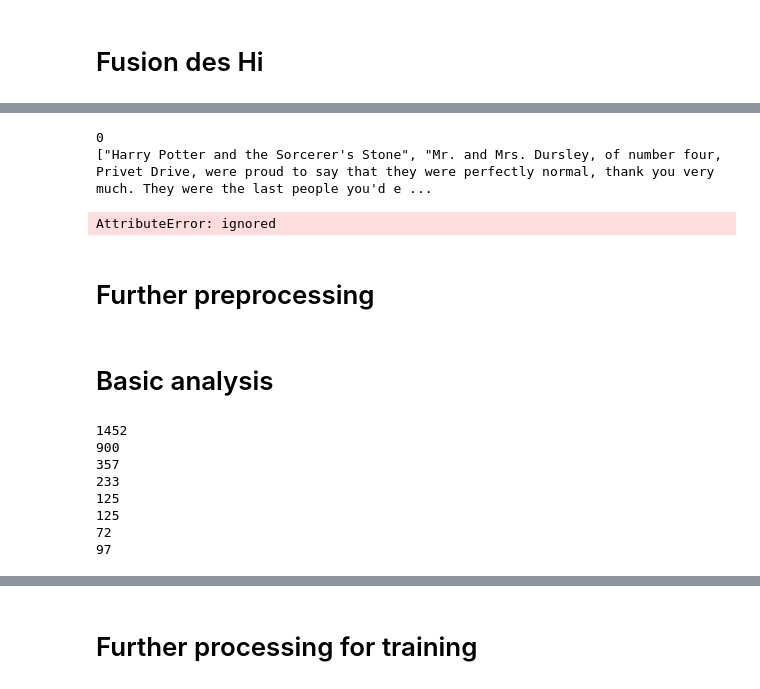
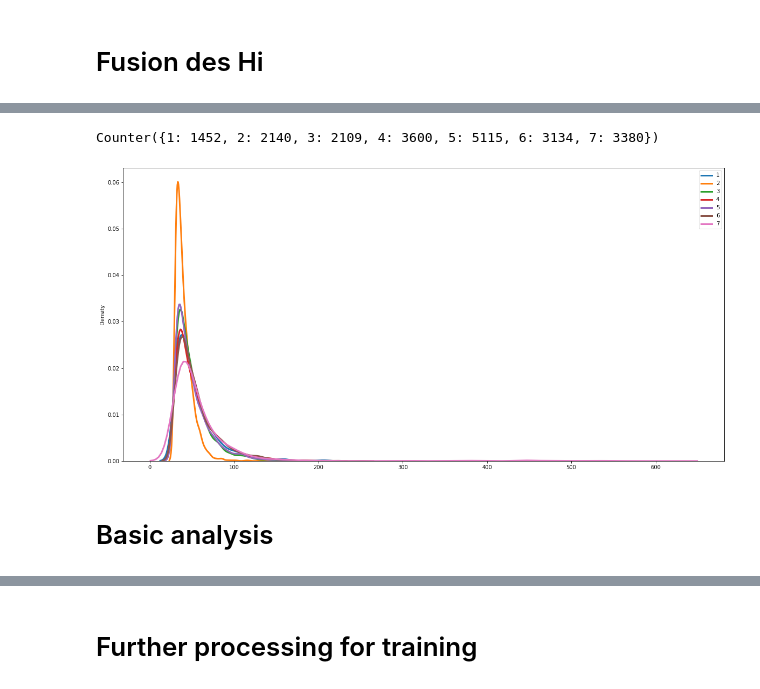
Before and after one commit to chlolv/NLP_Project, a Jupyter notebook: Main notebook.ipynb, the cells around one changed output, grey strips where cells are left out. Drawn from its saved outputs; the diff is of its cells as text; code cells hidden in the pictures.

```diff
--- a/Main notebook.ipynb
+++ b/Main notebook.ipynb
@@ -94,7 +115,7 @@ H1_processed = [paragraph for paragraph in H1_processed if paragraph not in ["Ha
 H2_processed = H2
 H2_processed = re.sub('\r\n[0-9]\r\n|\r\n[0-9][0-9]\r\n|\r\n[0-9][0-9][0-9]\r\n|\r\n[0-9][0-9][0-9][0-9]\r\n|\r\n[0-9][0-9][0-9][0-9][0-9]\r\n', ' ', H2_processed)
 H2_processed = re.sub('\r\n|\r\n.\r\n|\r\n..\r\n|\r\n...\r\n|\r\n....\r\n|\r\n.....\r\n', ' ', H2_processed)
-H2_processed = re.sub('\*.\*|\*..\*|\*...\*|\*....\*|\*.....\*|\*......\*', '', H2_processed)
+H2_processed = re.sub('\*.\*|\*..\*|\*...\*|\*....\*|\*.....\*|\*......\*|\*.......\*|\*........\*|\*.........\*|\*..........\*', '', H2_processed)
 H2_processed = H2_processed[202:]
 
 remove_list = []
@@ -104,7 +125,6 @@ for i in reversed(range(1,len(H2_processed))) :
   if paragraph[0].islower() or paragraph[0] == '.' :
     H2_processed[i-1] += ' ' + paragraph
     remove_list.append(i)
-    remove_list.append(i+1)
 for index in sorted(remove_list, reverse = True) :
   del H2_processed[index]
 # %% [markdown]
@@ -178,27 +241,18 @@ books_processed = [book.strip() for book in all_HP]
 # %%
-books_processed = []
-
-for book in range(3) :
-  print(book)
-  # Paragraph split
-  book_processed = all_HP0[book].split('\r\n\r\n')
-  book_processed = [sentence.strip() for sentence in book_processed]
-
-  # Removing offnarration script (chapter, summary etc)
+taille_min_para = 30
+book_label_list = []
+H = []
+for book in range(1,8) :
+  current_H = globals()['H' + str(book) + '_processed']
   remove_list = []
-  for i in range(0, len(book_processed)) :
-    paragraph = book_processed[i]
-    if "CHAPTER" in paragraph :
+  for i in reversed(range(0, len(current_H))) :
+    paragraph = current_H[i]
+    if len(paragraph.split()) < taille_min_para : # Split is on spaces (word count)
       remove_list.append(i)
-      remove_list.append(i+1)
+      current_H[i-1] += ' '
+      current_H[i-1] += current_H[i]
   for index in sorted(remove_list, reverse = True) :
-    del book_processed[index]
-  book_processed = [paragraph for paragraph in book_processed]
-  print(book_processed)
-  books_processed = books_processed.append(book_processed)
+    del current_H[index]
+  for paragraph in current_H :
+      book_label_list.append(book)
+  H += current_H
-# %% [output]
-0
-["Harry Potter and the Sorcerer's Stone", "Mr. and Mrs. Dursley, of number four, Privet Drive, were proud to say that they were perfectly normal, thank you very much. They were the last people you'd e ...
-AttributeError: ignored
-# %% [markdown]
-# Further preprocessing
@@ -218,20 +259,22 @@ for index in sorted(remove_list, reverse = True) :
+# %%
+Counter(book_label_list)
+# %% [output]
+Counter({1: 1452, 2: 2140, 3: 2109, 4: 3600, 5: 5115, 6: 3134, 7: 3380})
+# %%
+plt.rcParams['figure.figsize'] = [20, 10]
+
+for book in range(1,8) :
+  BOOL = [book_label == book for book_label in book_label_list]
+  H_subset = list(compress(H, BOOL))
+  len_list = []
+  for paragraph in H_subset :
+    len_list.append(len(paragraph.split()))
+  sns.distplot(len_list, hist = False, kde = True,
+                kde_kws = {'linewidth': 3},
+                label = book)
+plt.legend()
+plt.show()
+# %% [output]
+[figure, added]
 # %% [markdown]
 # Basic analysis
-# %%
-print(len(H1_processed1))
-print(len([paragraph for paragraph in H1_processed1 if 'Harry' in paragraph]))
-print(len([paragraph for paragraph in H1_processed1 if 'Ron' in paragraph]))
-print(len([paragraph for paragraph in H1_processed1 if 'Hermione' in paragraph]))
-print(len([paragraph for paragraph in H1_processed1 if 'Snape' in paragraph]))
-print(len([paragraph for paragraph in H1_processed1 if 'Dumbledore' in paragraph]))
-print(len([paragraph for paragraph in H1_processed1 if 'Dursley' in paragraph]))
-print(len([paragraph for paragraph in H1_processed1 if 'Malfoy' in paragraph]))
-# %% [output]
-1452
-900
-357
-233
-125
-125
-72
-97
```
Also changed, not shown: parts of 33 cells of this notebook.
